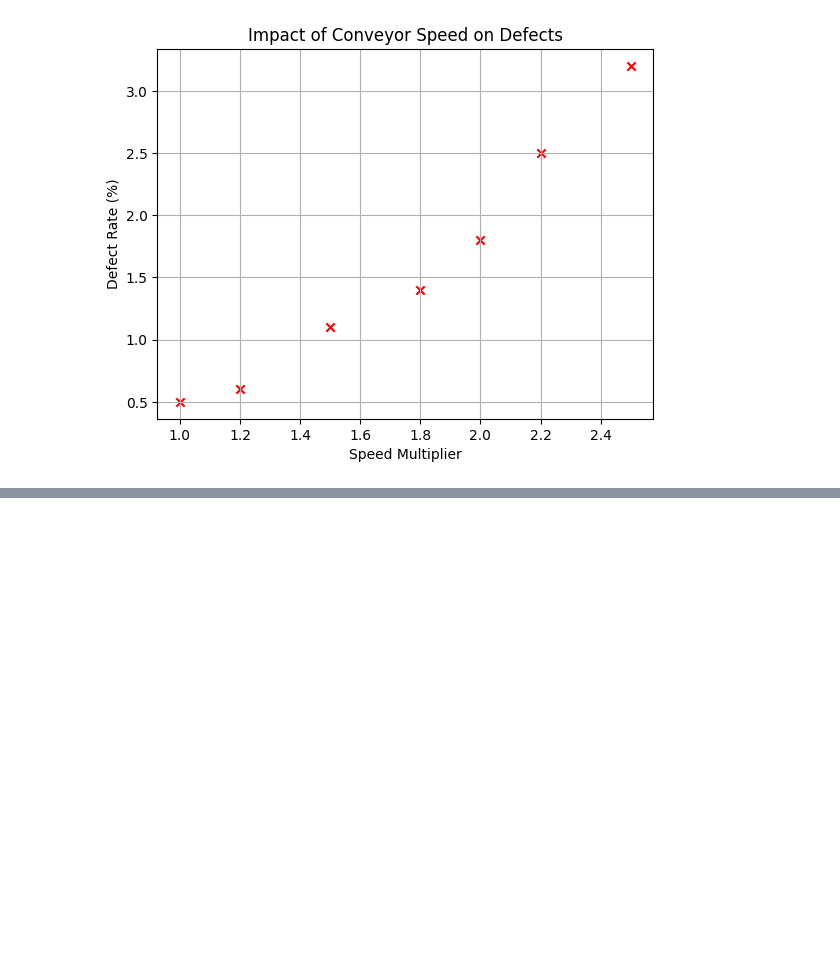
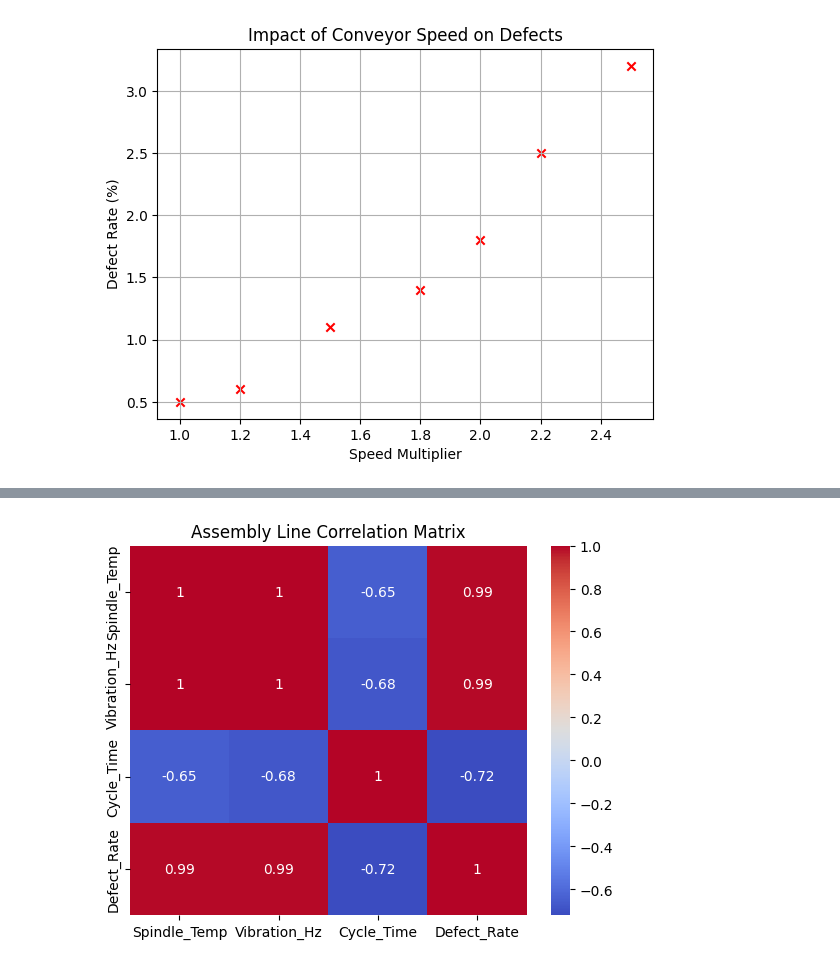
Before and after one commit to VeliCanDCFL/jupyter-practice, a Jupyter notebook: my_fourth_notebook.ipynb, the cells around one changed output, grey strips where cells are left out. Cells and saved outputs as stored; diff of their text form; code cells hidden in the pictures; blank space fills up the shorter version.

```diff
--- a/my_fourth_notebook.ipynb
+++ b/my_fourth_notebook.ipynb
@@ -106,0 +135,39 @@ import matplotlib.pyplot as plt
+# %%
+# 1. Calculate the mathematical correlation matrix from a Pandas DataFrame
+# matrix = df.corr()
+
+# 2. Render the matrix as a Heatmap
+# annot=True ensures the numerical values are printed inside the colored squares
+# cmap="coolwarm" applies a professional Blue-to-Red thermal gradient
+# sns.heatmap(data=matrix, annot=True, cmap="coolwarm")
+
+import pandas as pd
+import seaborn as sns
+import matplotlib.pyplot as plt
+
+# 1. The Operational Dataset
+sensor_data = {
+    "Spindle_Temp": [60.5, 62.1, 75.0, 80.2, 65.4, 85.1, 61.0, 78.5, 82.0, 63.2],
+    "Vibration_Hz": [12.0, 12.5, 18.2, 20.1, 13.1, 22.5, 12.2, 19.5, 21.0, 12.8],
+    "Cycle_Time": [45.1, 44.8, 45.3, 44.9, 45.5, 44.2, 45.0, 44.7, 44.5, 45.2],
+    "Defect_Rate": [0.5, 0.6, 2.1, 3.5, 0.8, 4.2, 0.5, 3.1, 3.8, 0.7]
+}
+
+df_sensors = pd.DataFrame(sensor_data)
+
+# 2. Compute the Correlation Matrix
+# TASK: Create a variable named 'corr_matrix' and assign it the value of df_sensors.corr()
+corr_matrix = df_sensors.corr()
+
+
+# 3. Generate the Visualization
+# TASK: Write the sns.heatmap() command, passing 'corr_matrix' as the data.
+sns.heatmap(data=corr_matrix, annot=True, cmap="coolwarm")
+# Ensure annot=True and cmap="coolwarm" are included as arguments.
+
+
+# 4. Canvas Formatting
+plt.title("Assembly Line Correlation Matrix")
+plt.show()
+# %% [output]
+[figure, added]
```
Also changed, not shown: parts of 3 cells of this notebook.
